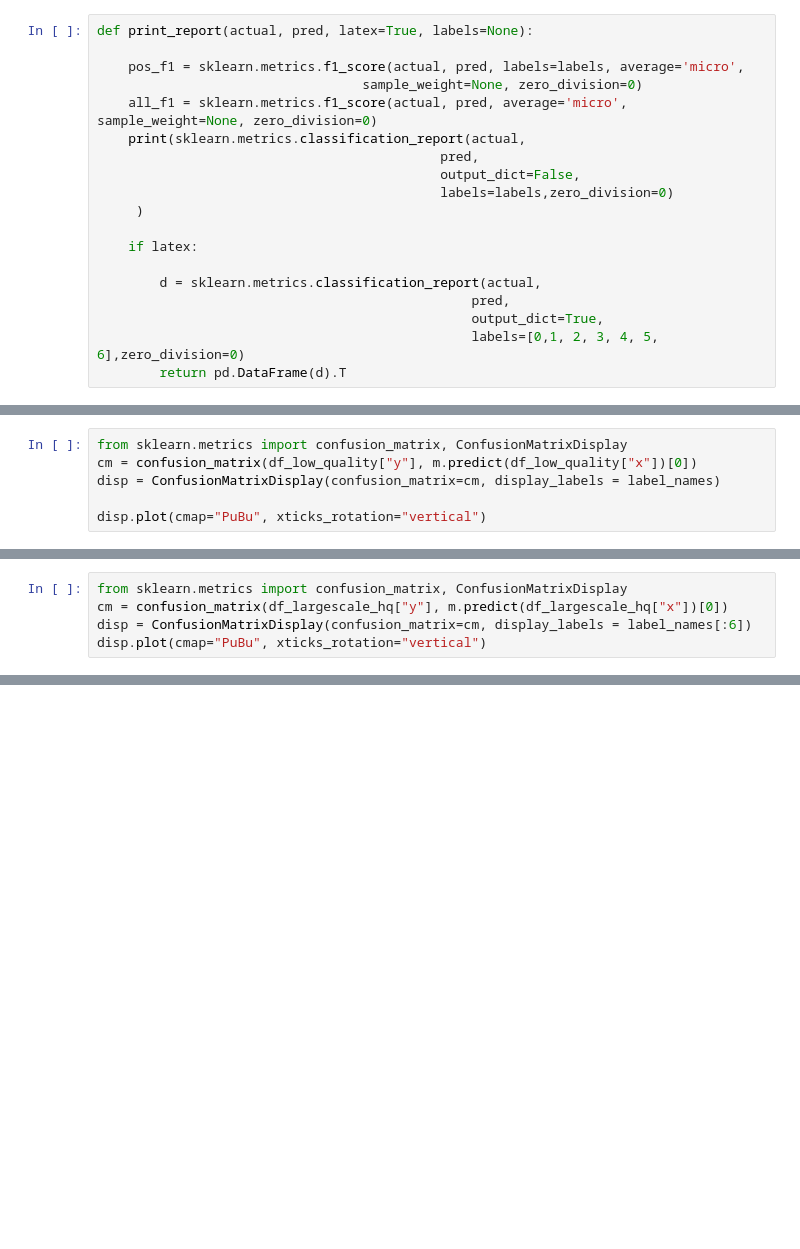
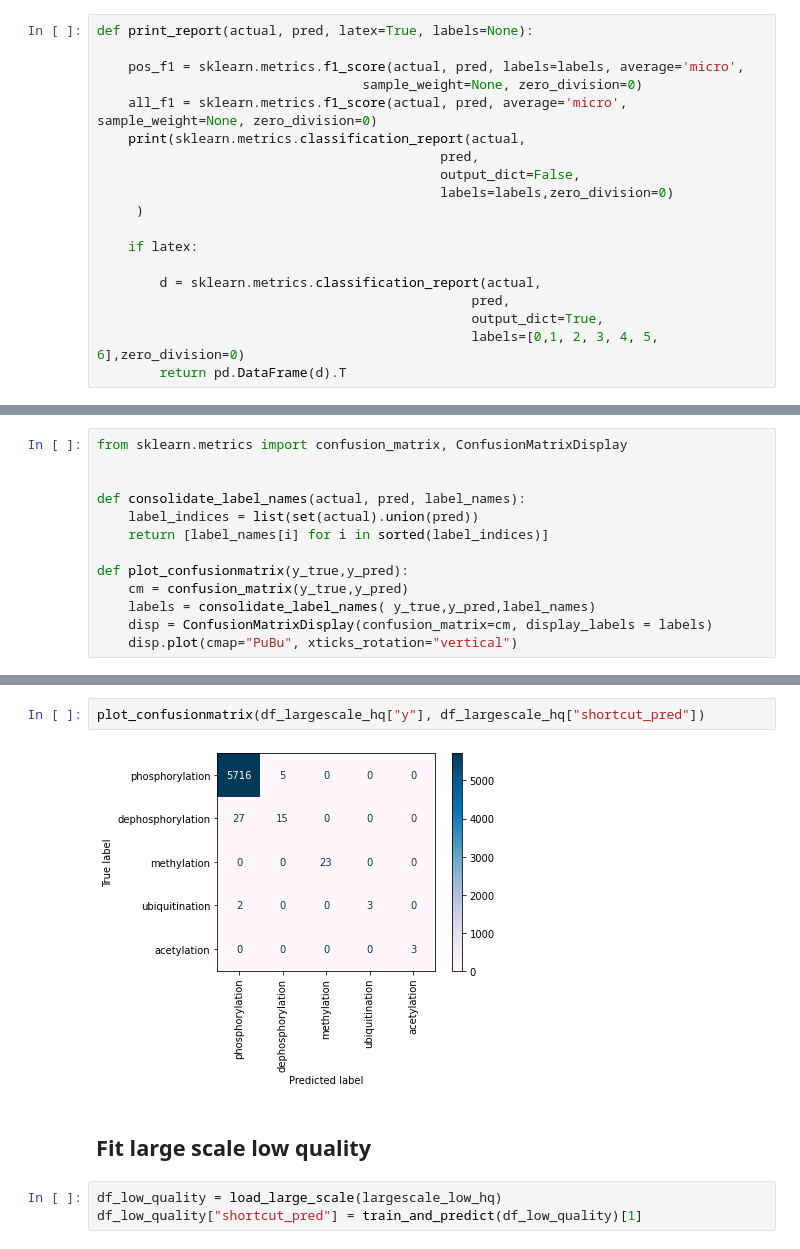
Before and after one commit to elangovana/bert-shortcuts, a Jupyter notebook: notebooks/ptm_ppi_shortcut_analysis.ipynb, the cells around one changed output, grey strips where cells are left out. Drawn from its saved outputs; the diff is of its cells as text; blank space fills up the shorter version.

```diff
--- a/notebooks/ptm_ppi_shortcut_analysis.ipynb
+++ b/notebooks/ptm_ppi_shortcut_analysis.ipynb
@@ -317,6 +78,0 @@ prep_data(df_low_quality).query("nb_pred_raw=='phosphorylation' and y_raw=='acet
-# %%
-from sklearn.metrics import confusion_matrix, ConfusionMatrixDisplay
-cm = confusion_matrix(df_low_quality["y"], m.predict(df_low_quality["x"])[0])
-disp = ConfusionMatrixDisplay(confusion_matrix=cm, display_labels = label_names)
-
-disp.plot(cmap="PuBu", xticks_rotation="vertical")
@@ -331,5 +78,0 @@ accuracy_score(df_largescale_hq["y"], m.predict(df_largescale_hq["x"])[0])
-# %%
-from sklearn.metrics import confusion_matrix, ConfusionMatrixDisplay
-cm = confusion_matrix(df_largescale_hq["y"], m.predict(df_largescale_hq["x"])[0])
-disp = ConfusionMatrixDisplay(confusion_matrix=cm, display_labels = label_names[:6])
-disp.plot(cmap="PuBu", xticks_rotation="vertical")
@@ -346,0 +92,13 @@ plt.show()
+# %%
+from sklearn.metrics import confusion_matrix, ConfusionMatrixDisplay
+
+
+def consolidate_label_names(actual, pred, label_names):
+    label_indices = list(set(actual).union(pred))
+    return [label_names[i] for i in sorted(label_indices)]
+
+def plot_confusionmatrix(y_true,y_pred):
+    cm = confusion_matrix(y_true,y_pred)
+    labels = consolidate_label_names( y_true,y_pred,label_names)
+    disp = ConfusionMatrixDisplay(confusion_matrix=cm, display_labels = labels)
+    disp.plot(cmap="PuBu", xticks_rotation="vertical")
@@ -346,0 +327,9 @@ plt.show()
+# %%
+plot_confusionmatrix(df_largescale_hq["y"], df_largescale_hq["shortcut_pred"])
+# %% [output]
+[figure, added]
+# %% [markdown]
+## Fit large scale low quality
+# %%
+df_low_quality = load_large_scale(largescale_low_hq)
+df_low_quality["shortcut_pred"] = train_and_predict(df_low_quality)[1]
```
Also changed, not shown: parts of 46 cells of this notebook, 1 other file.
